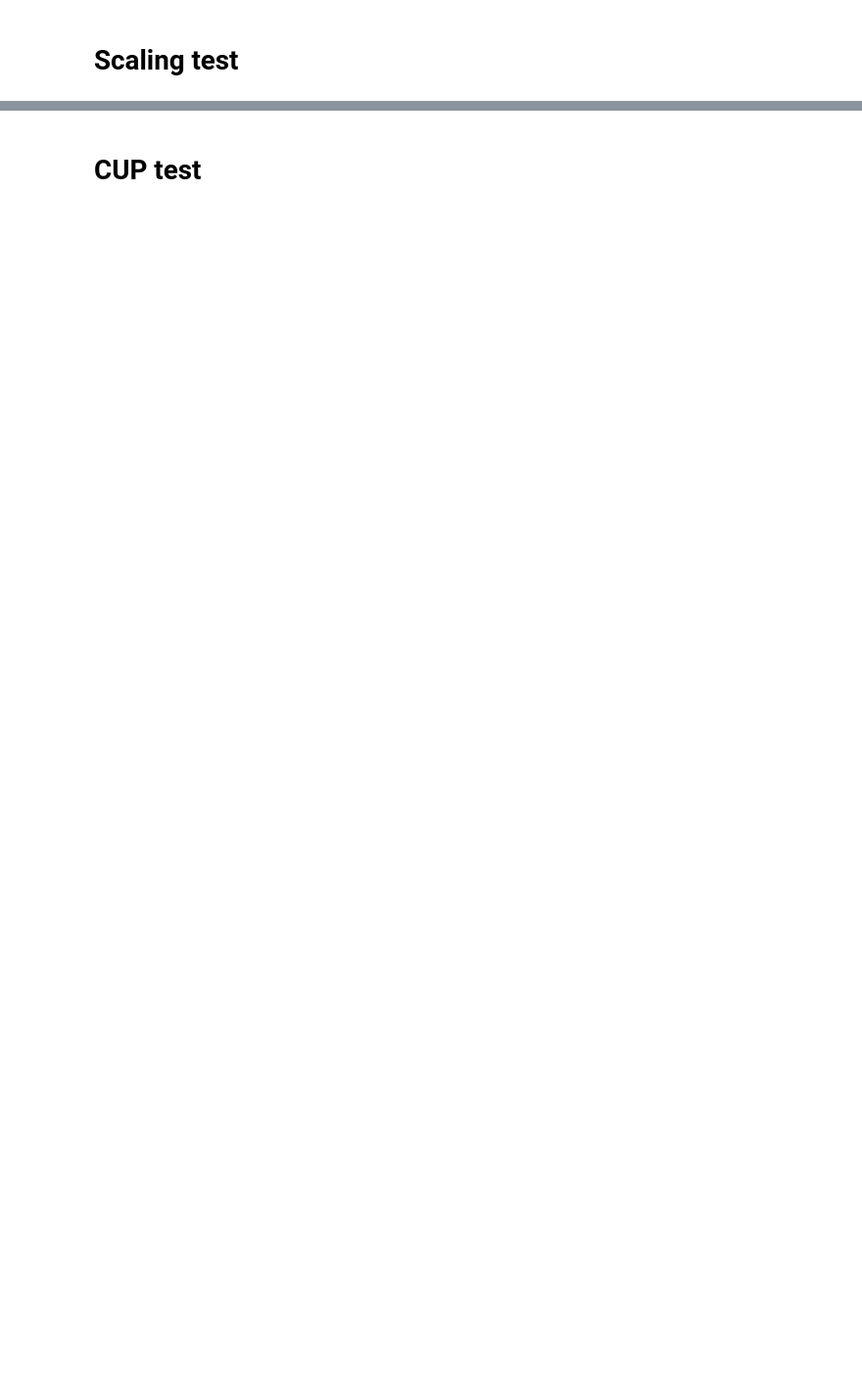
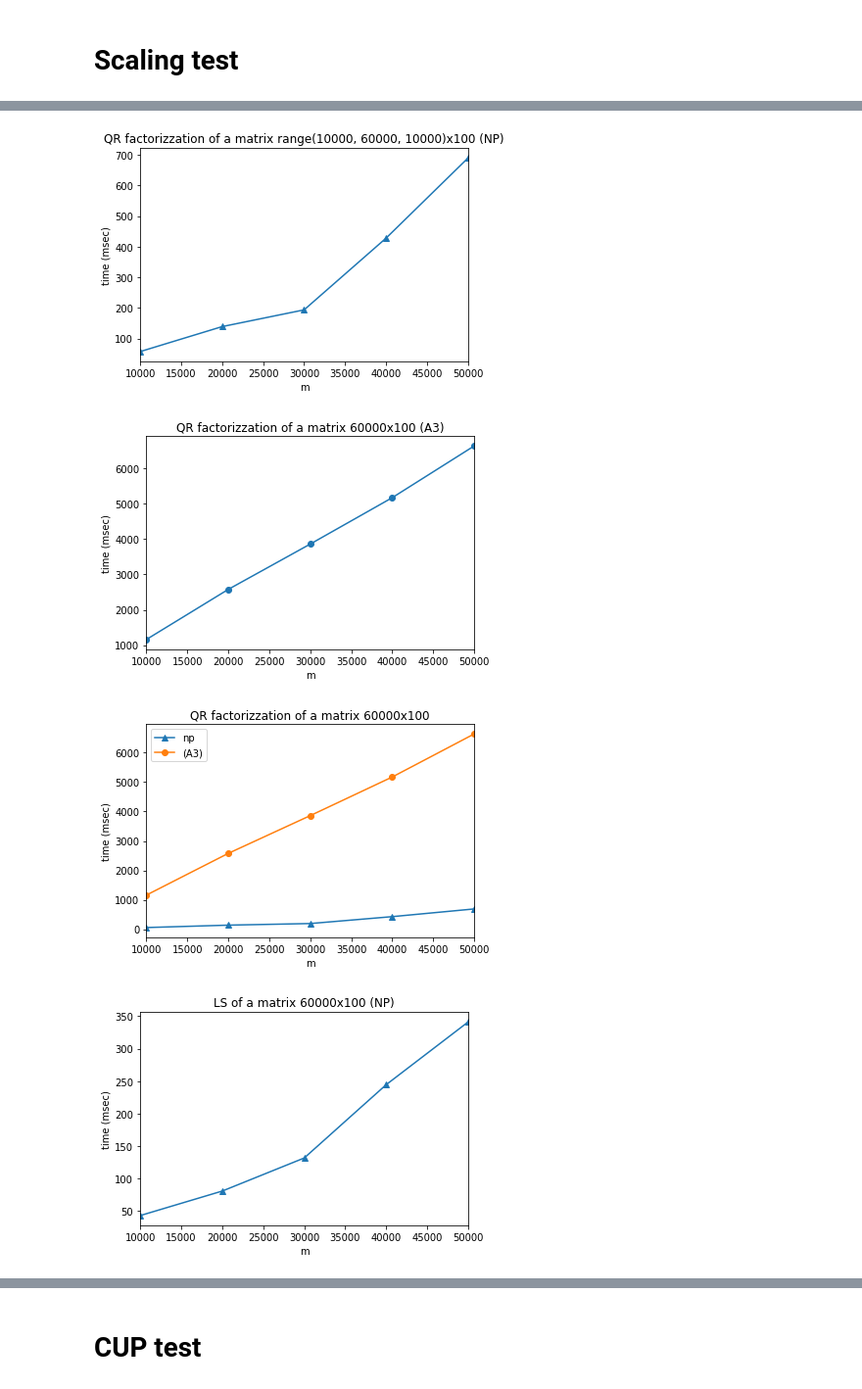
Before and after one commit to Ulferin/CM, a Jupyter notebook: src/LS/plots_QR.ipynb, the cells around one changed output, grey strips where cells are left out. Shown: that part at 98% size. Cells and saved outputs as stored; diff of their text form; code cells hidden in the pictures; blank space fills up the shorter version.

```diff
--- a/src/LS/plots_QR.ipynb
+++ b/src/LS/plots_QR.ipynb
@@ -281,7 +137,7 @@ last_m = 60000
 n = 100
 step = 10000
 repeat = 5
-scaling(starting_m, last_m, n, step, repeat, save=False)
+time_qr_np, time_qr_a3, time_ls_np, time_ls_a3 = scaling(starting_m, last_m, n, step, repeat)
 # %% [output]
 n=100, m=60000, t=5
 m        QR A3      delta      QR np      delta      LS A3      delta      LS np      delta
@@ -309,0 +159,7 @@ QR error: 8.001721234013633e-16 - QR error w/ np: 4.950132168815256e-16
+# %%
+plot_stats(time_qr_np, time_qr_a3, time_ls_np, time_ls_a3, range(starting_m, last_m, step), n, save=False)
+# %% [output]
+[figure, added]
+[figure, added]
+[figure, added]
+[figure, added]
```
Also changed, not shown: parts of 10 cells of this notebook, 2 other files.
